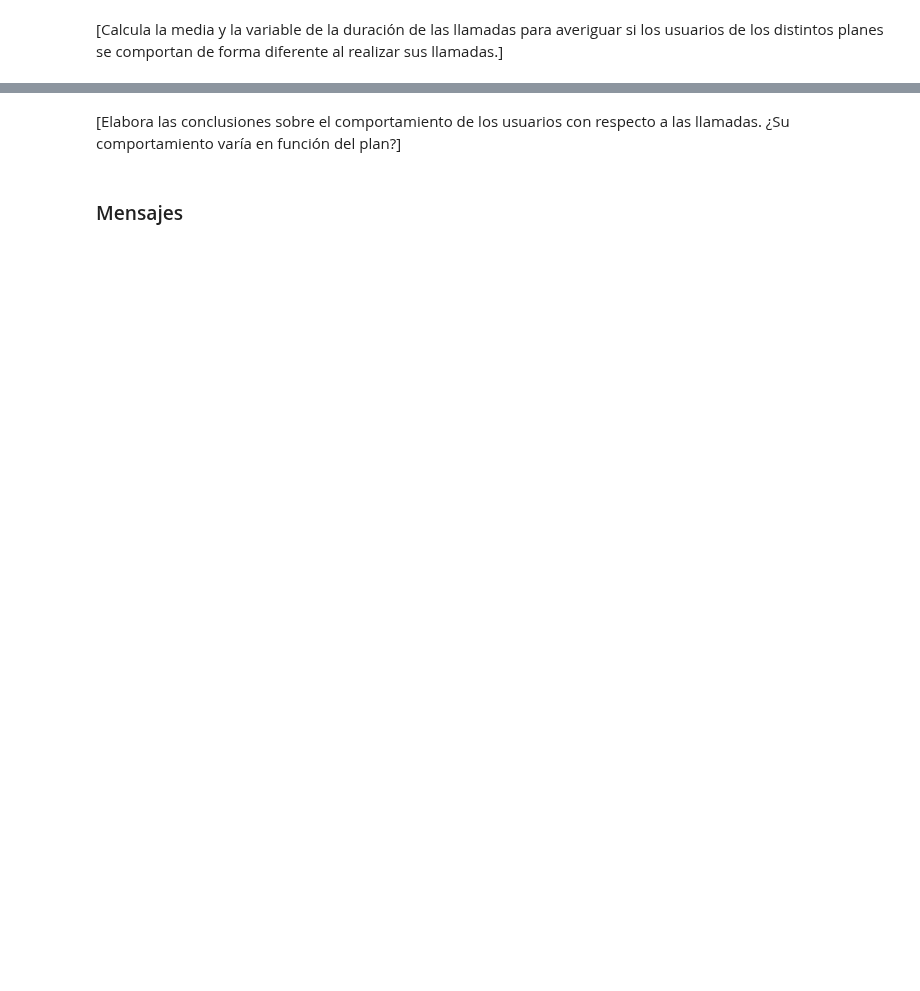
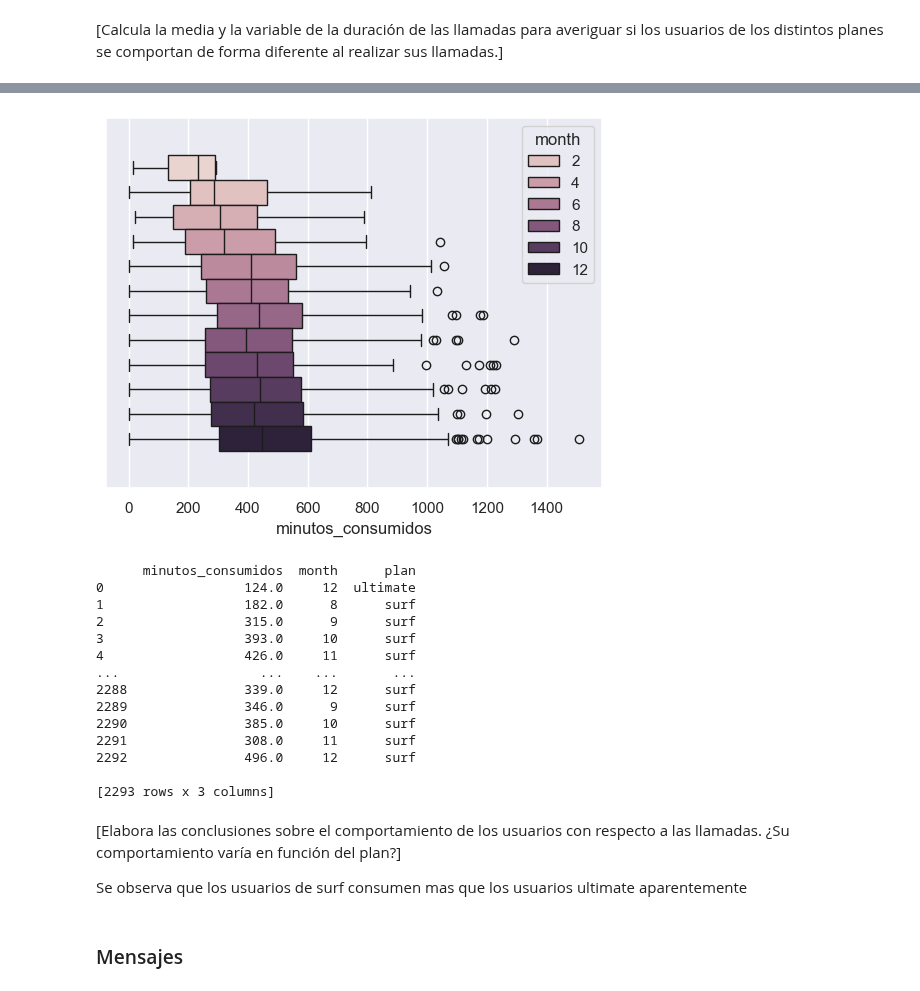
Before and after one commit to hukitan/tripleten, a Jupyter notebook: Proyectos_en_desarrollo/proyecto 5/proyect5.ipynb, the cells around one changed output, grey strips where cells are left out. Cells and saved outputs as stored; diff of their text form; code cells hidden in the pictures; blank space fills up the shorter version.

```diff
--- a/Proyectos_en_desarrollo/proyecto 5/proyect5.ipynb
+++ b/Proyectos_en_desarrollo/proyecto 5/proyect5.ipynb
@@ -361,7 +483,33 @@ users[["plan","user_id"]].merge(usr_mth_cons, on= "user_id")
 # %%
 # Traza un diagrama de caja para visualizar la distribución de la duración mensual de llamadas
+
+#bigtable.groupby("month")["total_llamadas"].sum().plot(kind="box")
+
+graf5= bigtable[["minutos_consumidos","month","plan"]]
+sns.boxplot(data= graf5, x= "minutos_consumidos",hue="month")
+plt.show()
+
+print(graf5)
+# %% [output]
+[figure, added]
+      minutos_consumidos  month      plan
+0                  124.0     12  ultimate
+1                  182.0      8      surf
+2                  315.0      9      surf
+3                  393.0     10      surf
+4                  426.0     11      surf
+...                  ...    ...       ...
+2288               339.0     12      surf
+2289               346.0      9      surf
+2290               385.0     10      surf
+2291               308.0     11      surf
+2292               496.0     12      surf
+
+[2293 rows x 3 columns]
 # %% [markdown]
 [Elabora las conclusiones sobre el comportamiento de los usuarios con respecto a las llamadas. ¿Su comportamiento varía en función del plan?]
+
+Se observa que los usuarios de surf consumen mas que los usuarios ultimate aparentemente
 # %% [markdown]
 ### Mensajes
 # %%
```
Also changed, not shown: parts of 29 cells of this notebook.
